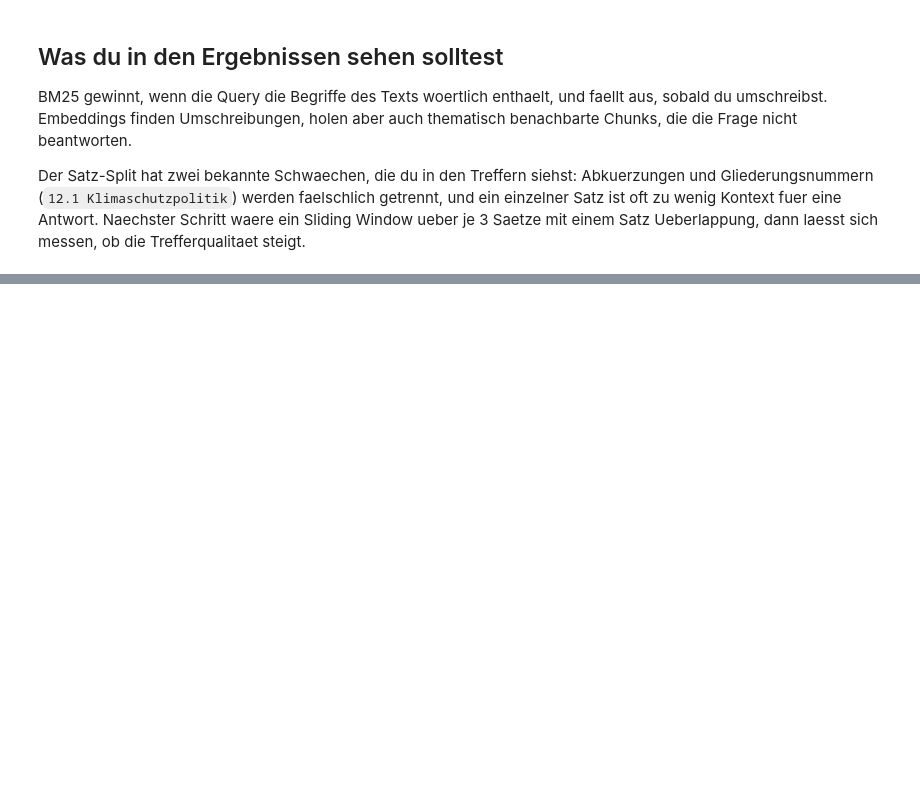
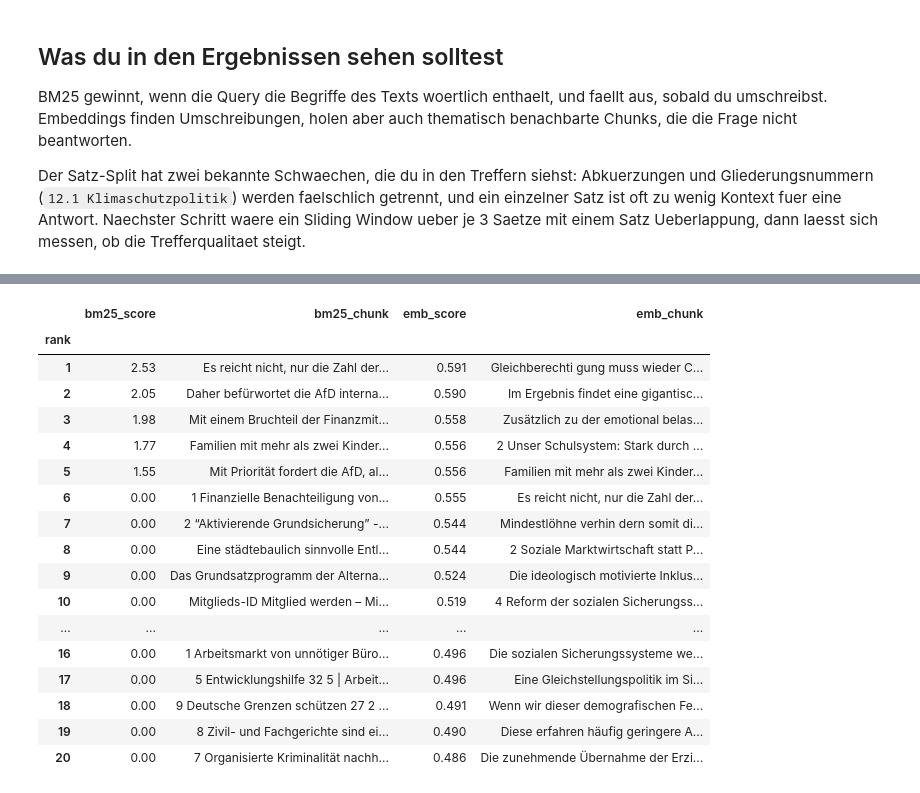
Before and after one commit to Roby290597/bundestag_speeches, a Jupyter notebook: party_program/retrieval_methods.ipynb, the cells around one changed output, grey strips where cells are left out. Saved outputs shown, nothing was run; the diff lists cells and outputs as text; code cells hidden in the pictures; blank space fills up the shorter version.

```diff
--- a/party_program/retrieval_methods.ipynb
+++ b/party_program/retrieval_methods.ipynb
@@ -157,9 +169,11 @@ from sentence_transformers import SentenceTransformer
 
 model = SentenceTransformer("sentence-transformers/paraphrase-multilingual-MiniLM-L12-v2")
 
+batch_size = 64
+
 embeddings = model.encode(
     chunks,
-    batch_size=64,
+    batch_size=batch_size,
     normalize_embeddings=True,
     show_progress_bar=True,
 )
@@ -175,8 +189,6 @@ def search_embed(query: str, k: int = TOP_K):
     return idx, sims[idx]
 
 
-query = "Was ist die Stellungnahme der Partei zum Klimaschutz?"
-
-idx, scores = search_embed(query)
+idx, scores = search_embed(query)      #### cosines similarity search using sentence-transformers
 for i, s in zip(idx, scores):
     print(f"{s:6.3f}  {chunks[i][:140]}")
@@ -241,0 +300,18 @@ Satz Ueberlappung, dann laesst sich messen, ob die Trefferqualitaet steigt.
+# %%
+## implementation of an algorithm that combines (bm25 and embedding methods)
+
+k = 60
+
+def rrf(query, k ):
+    ### bm25
+
+    ###
+
+    return scores
+# %%
+TOP_K = 40
+results, scores = search_bm25(query )
+
+
+for i in results:
+    print(chunks[i])
@@ -241,0 +329,35 @@ Satz Ueberlappung, dann laesst sich messen, ob die Trefferqualitaet steigt.
+# %%
+def compare(query: str, k: int = TOP_K, width: int = 110) -> pd.DataFrame:
+    b_idx, b_scores = search_bm25(query, k)
+    e_idx, e_scores = search_embed(query, k)
+
+    return pd.DataFrame({
+        "rank":       range(1, k + 1),
+        "bm25_score": np.round(b_scores, 2),
+        "bm25_chunk": [chunks[i][:width] for i in b_idx],
+        "emb_score":  np.round(e_scores, 3),
+        "emb_chunk":  [chunks[i][:width] for i in e_idx],
+    }).set_index("rank")
+
+
+query = "Soziale Ungleichheit"
+compare(query= query, k = 20)
+# %% [output]
+|  | bm25_score | bm25_chunk | emb_score | emb_chunk |
+| rank |  |  |  |  |
+| 1 | 2.53 | Es reicht nicht, nur die Zahl der... | 0.591 | Gleichberechti gung muss wieder C... |
+| 2 | 2.05 | Daher befürwortet die AfD interna... | 0.590 | Im Ergebnis findet eine gigantisc... |
+| 3 | 1.98 | Mit einem Bruchteil der Finanzmit... | 0.558 | Zusätzlich zu der emotional belas... |
+| 4 | 1.77 | Familien mit mehr als zwei Kinder... | 0.556 | 2 Unser Schulsystem: Stark durch ... |
+| 5 | 1.55 | Mit Priorität fordert die AfD, al... | 0.556 | Familien mit mehr als zwei Kinder... |
+| 6 | 0.00 | 1 Finanzielle Benachteiligung von... | 0.555 | Es reicht nicht, nur die Zahl der... |
+| 7 | 0.00 | 2 “Aktivierende Grundsicherung” -... | 0.544 | Mindestlöhne verhin dern somit di... |
+| 8 | 0.00 | Eine städtebaulich sinnvolle Entl... | 0.544 | 2 Soziale Marktwirtschaft statt P... |
+| 9 | 0.00 | Das Grundsatzprogramm der Alterna... | 0.524 | Die ideologisch motivierte Inklus... |
+| 10 | 0.00 | Mitglieds-ID Mitglied werden – Mi... | 0.519 | 4 Reform der sozialen Sicherungss... |
+| ... | ... | ... | ... | ... |
+| 16 | 0.00 | 1 Arbeitsmarkt von unnötiger Büro... | 0.496 | Die sozialen Sicherungssysteme we... |
+| 17 | 0.00 | 5 Entwicklungshilfe 32 5 | Arbeit... | 0.496 | Eine Gleichstellungspolitik im Si... |
+| 18 | 0.00 | 9 Deutsche Grenzen schützen 27 2 ... | 0.491 | Wenn wir dieser demografischen Fe... |
+| 19 | 0.00 | 8 Zivil- und Fachgerichte sind ei... | 0.490 | Diese erfahren häufig geringere A... |
+| 20 | 0.00 | 7 Organisierte Kriminalität nachh... | 0.486 | Die zunehmende Übernahme der Erzi... |
```
Also changed, not shown: parts of 11 cells of this notebook, 1 other file.
